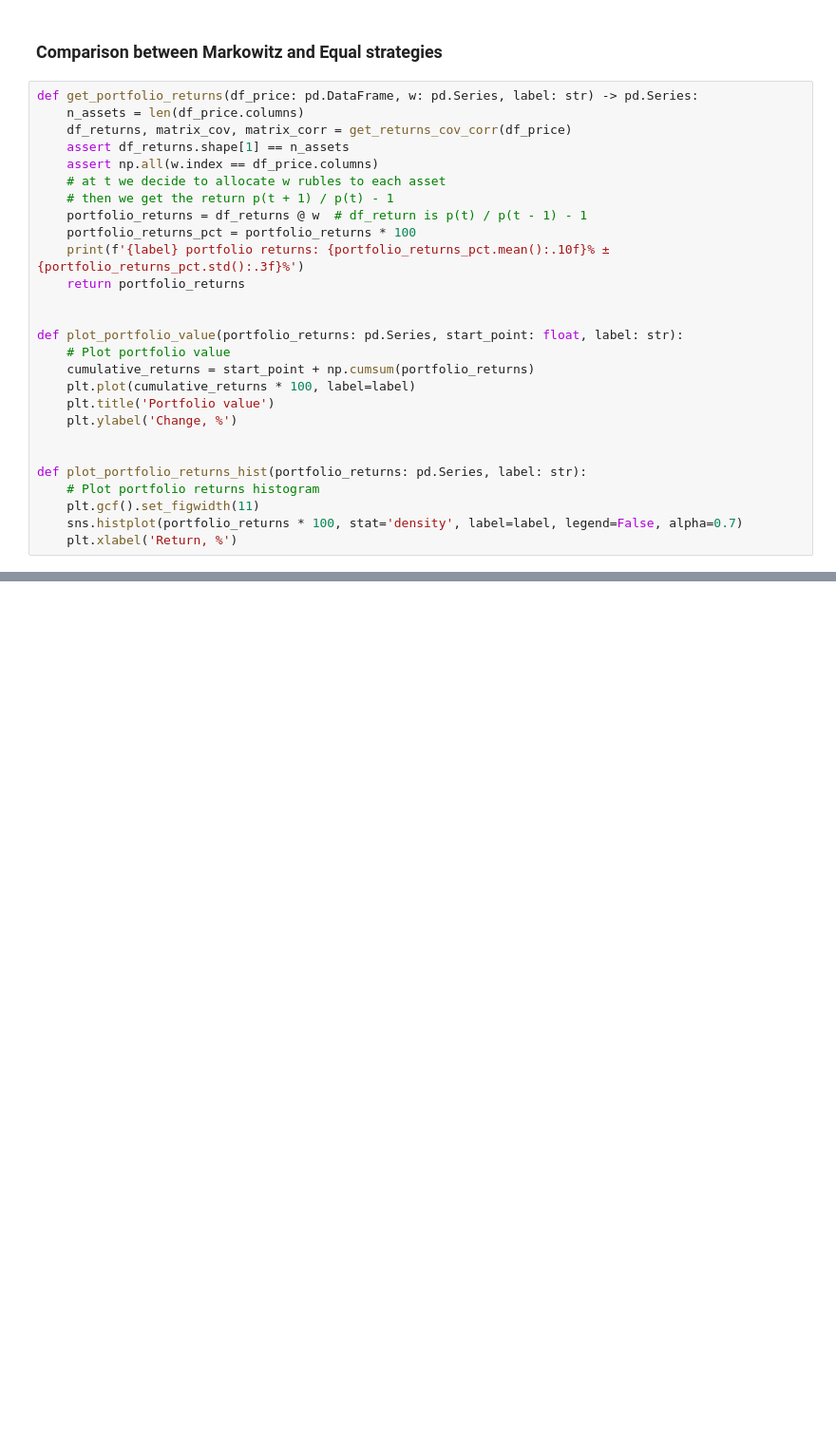
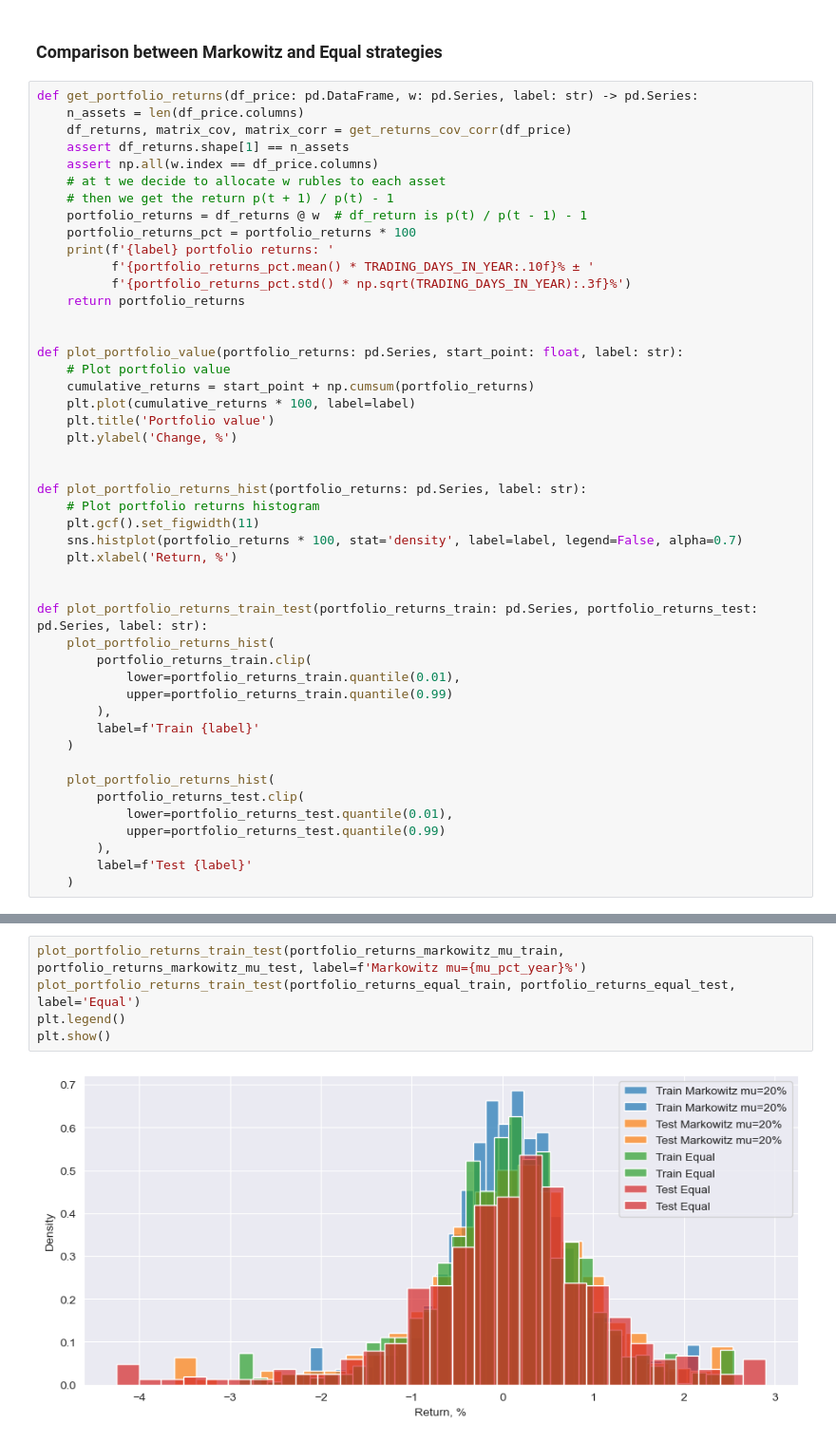
Before and after one commit to Maksim787/neurotrader, a Jupyter notebook: research/correlations.ipynb, the cells around one changed output, grey strips where cells are left out. Shown at 95% size. Cells and saved outputs as stored; diff of their text form; blank space fills up the shorter version.

```diff
--- a/research/correlations.ipynb
+++ b/research/correlations.ipynb
@@ -185,7 +199,9 @@ def get_portfolio_returns(df_price: pd.DataFrame, w: pd.Series, label: str) -> p
     # then we get the return p(t + 1) / p(t) - 1
     portfolio_returns = df_returns @ w  # df_return is p(t) / p(t - 1) - 1
     portfolio_returns_pct = portfolio_returns * 100
-    print(f'{label} portfolio returns: {portfolio_returns_pct.mean():.10f}% ± {portfolio_returns_pct.std():.3f}%')
+    print(f'{label} portfolio returns: '
+          f'{portfolio_returns_pct.mean() * TRADING_DAYS_IN_YEAR:.10f}% ± '
+          f'{portfolio_returns_pct.std() * np.sqrt(TRADING_DAYS_IN_YEAR):.3f}%')
     return portfolio_returns
 
 
@@ -202,4 +218,22 @@ def plot_portfolio_returns_hist(portfolio_returns: pd.Series, label: str):
     plt.gcf().set_figwidth(11)
     sns.histplot(portfolio_returns * 100, stat='density', label=label, legend=False, alpha=0.7)
     plt.xlabel('Return, %')
+
+
+def plot_portfolio_returns_train_test(portfolio_returns_train: pd.Series, portfolio_returns_test: pd.Series, label: str):
+    plot_portfolio_returns_hist(
+        portfolio_returns_train.clip(
+            lower=portfolio_returns_train.quantile(0.01),
+            upper=portfolio_returns_train.quantile(0.99)
+        ),
+        label=f'Train {label}'
+    )
+
+    plot_portfolio_returns_hist(
+        portfolio_returns_test.clip(
+            lower=portfolio_returns_test.quantile(0.01),
+            upper=portfolio_returns_test.quantile(0.99)
+        ),
+        label=f'Test {label}'
+    )
 # %%
@@ -249,0 +323,7 @@ plt.show()
+# %%
+plot_portfolio_returns_train_test(portfolio_returns_markowitz_mu_train, portfolio_returns_markowitz_mu_test, label=f'Markowitz mu={mu_pct_year}%')
+plot_portfolio_returns_train_test(portfolio_returns_equal_train, portfolio_returns_equal_test, label='Equal')
+plt.legend()
+plt.show()
+# %% [output]
+[figure, added]
```
Also changed, not shown: parts of 20 cells of this notebook, 4 other files.
